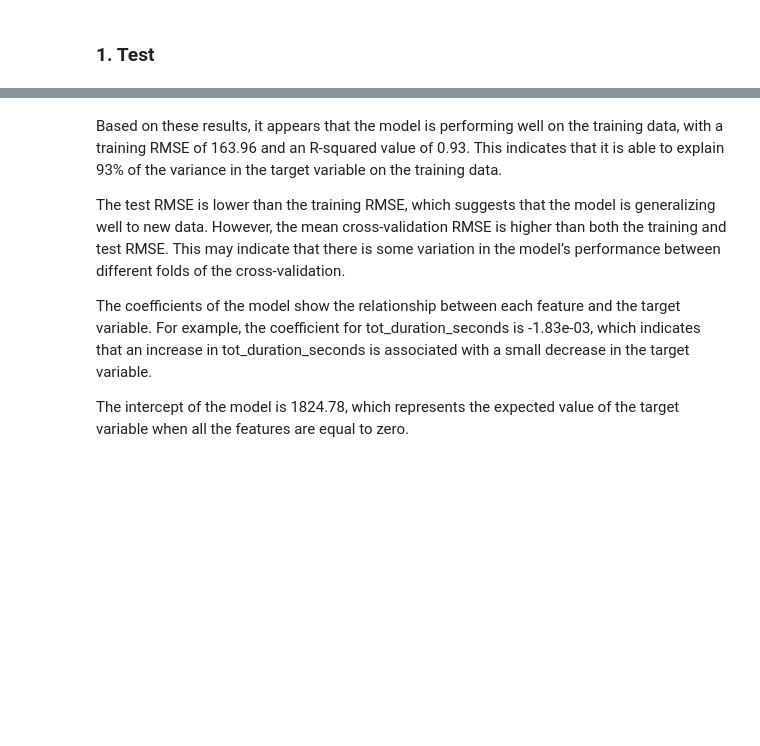
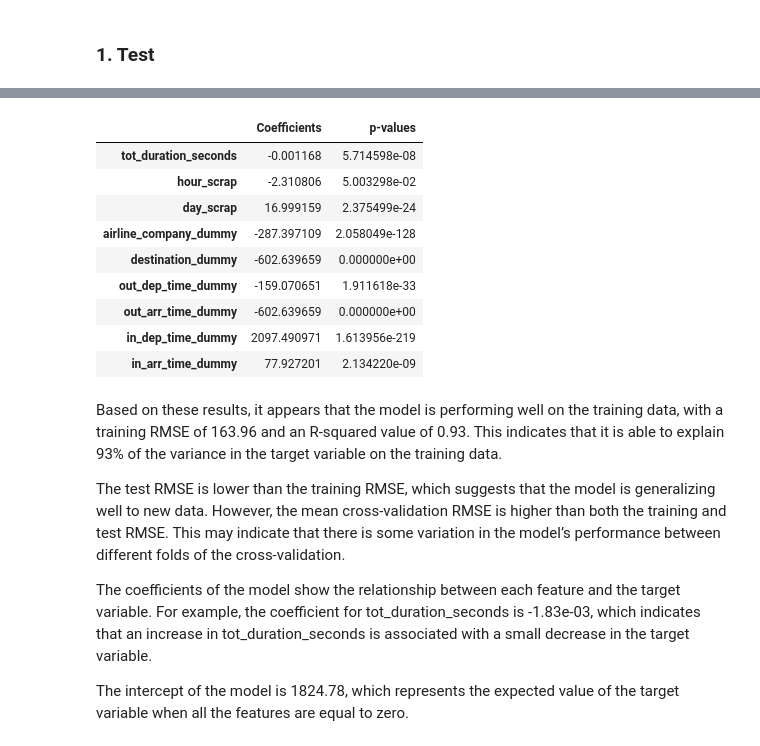
Before and after one commit to adelindonesia/project, a Jupyter notebook: second_version/data_model/data_model.ipynb, the cells around one changed output, grey strips where cells are left out. Drawn from its saved outputs; the diff is of its cells as text; code cells hidden in the pictures; blank space fills up the shorter version.

```diff
--- a/second_version/data_model/data_model.ipynb
+++ b/second_version/data_model/data_model.ipynb
@@ -277,2 +246,9 @@ y_3 = df2['ticket_price']
+# %%
+var_X = ['tot_duration_seconds', 'hour_scrap', 'day_scrap','airline_company_dummy', 'destination_dummy','out_dep_time_dummy', 'out_arr_time_dummy', 'in_dep_time_dummy', 'in_arr_time_dummy']
+var_y = ['ticket_price']
+
+X_1, y_1 = get_data(df, var_X, var_y)
+X_2, y_2 = get_data(df1, var_X, var_y)
+X_3, y_3 = get_data(df2, var_X, var_y)
 # %%
 def lin_reg(X=X_1, y=y_1, model=LinearRegression()):
@@ -338,3 +319,36 @@ def lin_reg(X=X_1, y=y_1, model=LinearRegression()):
+# %%
+def ols(X=X_1, y=y_1, model=sm):
+    """
+    This function fits a linear regression model to the data and returns a DataFrame with the coefficients and p-values of the fitted model.
+
+    Parameters:
+    -----------
+    X (DataFrame): The independent variables.
+                    (Default : X_1)
+    y (DataFrame): The dependent variable.
+                    (Default : y_1)
+    model (module): The statsmodels module to use for fitting the model. Default is statsmodels.api.
+
+    Returns:
+    --------
+    DataFrame: A DataFrame with the coefficients and p-values of the fitted model.
+    """
+    # split the data into a training set and a test set
+    X_train, X_test, y_train, y_test = train_test_split(X, y, test_size=0.2, random_state=42)
+
+    # Add a constant term to the independent variables to include an intercept in the model
+    X_train = model.add_constant(X_train)
+
+    # Fit the OLS model using statsmodels to get the p-values
+    ols_model = model.OLS(y_train, X_train)
+    ols_results = ols_model.fit()
+    p_values = ols_results.pvalues
+    coefficients = ols_results.params
+
+    # Create a DataFrame with the coefficients and p-values
+    results_df = pd.DataFrame({'Coefficients': coefficients, 'p-values': p_values})
+
+    return results_df
 # %%
 lin_reg()
 # %% [output]
@@ -355,3 +364,16 @@ R-squared: 0.55
+# %%
+ols()
+# %% [output]
+|  | Coefficients | p-values |
+| tot_duration_seconds | -0.001168 | 5.714598e-08 |
+| hour_scrap | -2.310806 | 5.003298e-02 |
+| day_scrap | 16.999159 | 2.375499e-24 |
+| airline_company_dummy | -287.397109 | 2.058049e-128 |
+| destination_dummy | -602.639659 | 0.000000e+00 |
+| out_dep_time_dummy | -159.070651 | 1.911618e-33 |
+| out_arr_time_dummy | -602.639659 | 0.000000e+00 |
+| in_dep_time_dummy | 2097.490971 | 1.613956e-219 |
+| in_arr_time_dummy | 77.927201 | 2.134220e-09 |
 # %% [markdown]
 Based on these results, it appears that the model is performing well on the training data, with a training RMSE of 163.96 and an R-squared value of 0.93. This indicates that it is able to explain 93% of the variance in the target variable on the training data.
 
```
Also changed, not shown: parts of 37 cells of this notebook.
